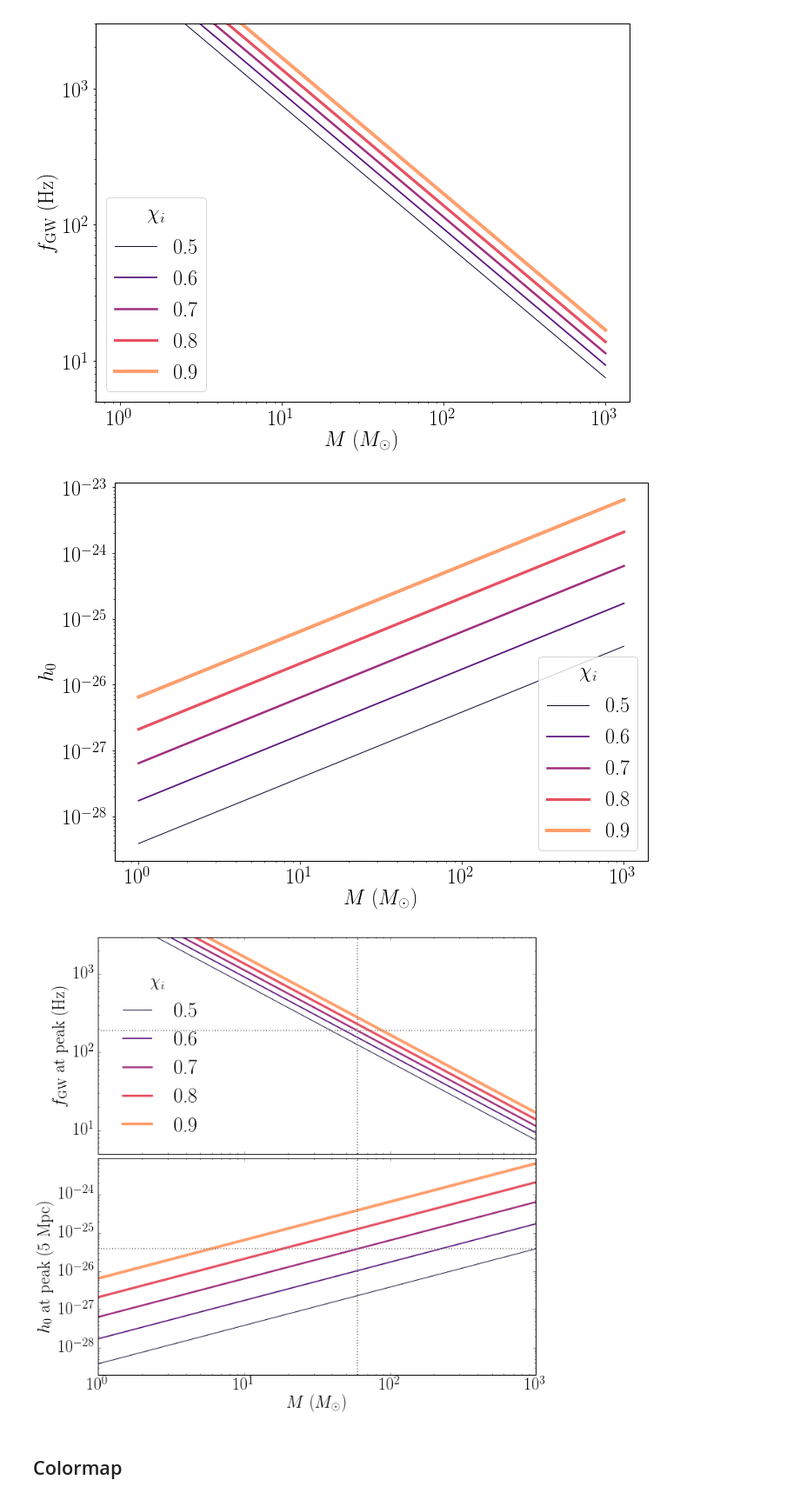
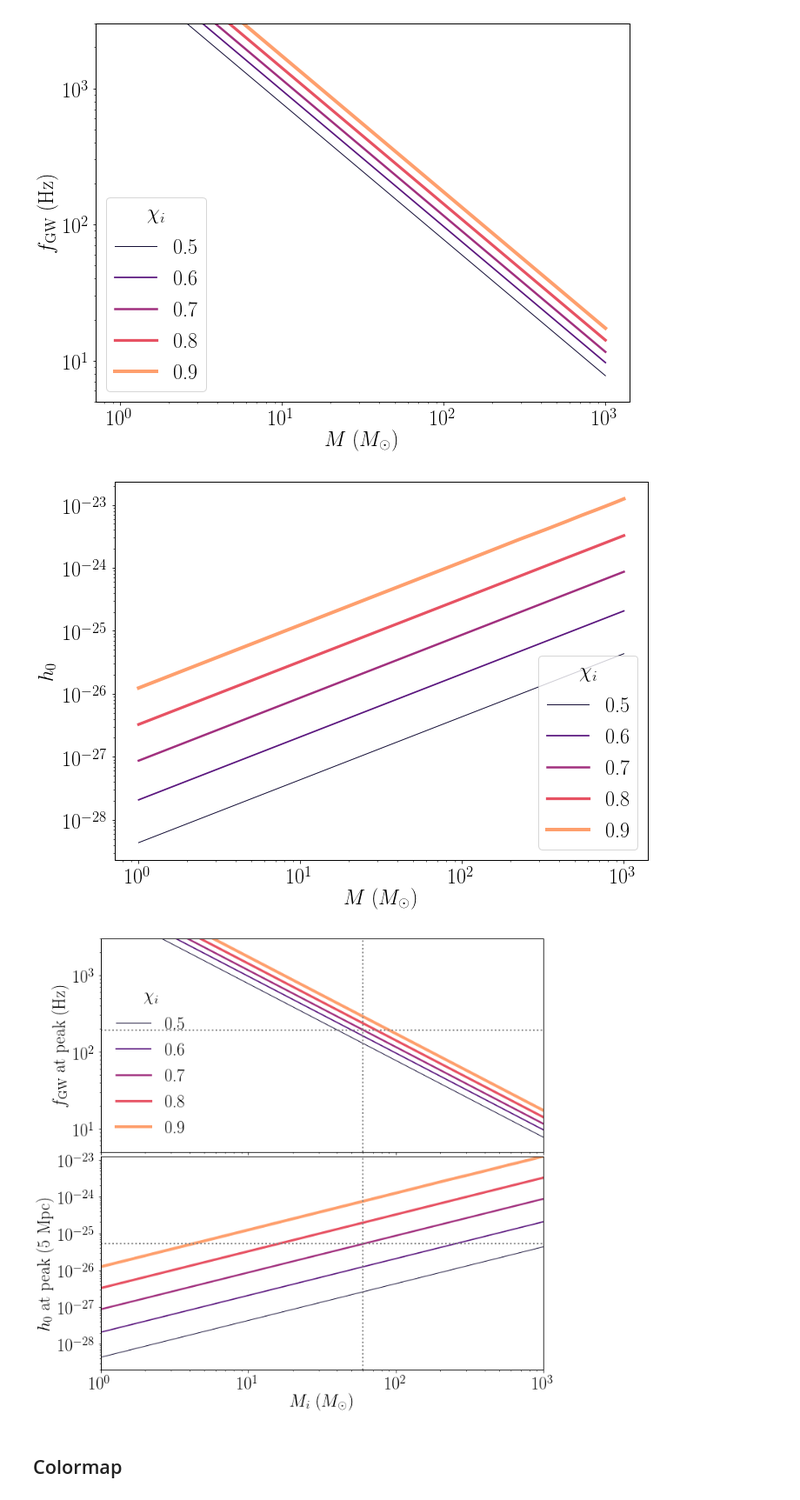
Before and after one commit to maxisi/gwaxion, a Jupyter notebook: examples/fgw_mbh_chi.ipynb, the cells around one changed output. Shown at 87% size. Saved outputs shown, nothing was run; the diff lists cells and outputs as text; code cells hidden in the pictures.

```diff
--- a/examples/fgw_mbh_chi.ipynb
+++ b/examples/fgw_mbh_chi.ipynb
@@ -49,3 +42,16 @@ print df.head()
+# %%
+from gwaxion.parallel import *
+
+# create mbh_chi array
+mbh_chis = []
+for mbh in mbhs_array:
+    for chi in chis_array:
+        mbh_chis.append([mbh, chi])
+
+# run over Ms and chis
+pool = MyPool(8)
+rows = pool.map(partial(get_peak_row, distance=distance, ncpus=8), mbh_chis)
+df = pd.DataFrame(rows)
 # %%
 from matplotlib import cm
 
@@ -58,7 +64,7 @@ fig, ax = plt.subplots(1, figsize=(11,8))
 
 for chi, c, lw in zip(chis, cs, lws):
     df_chi = grouped.get_group(chi)
-    ax.plot(df_chi['mbh'], df_chi['fgw_max'], label="%.1f" % chi, lw=lw, c=c)
+    ax.plot(df_chi['mbh'], df_chi['fgw'], label="%.1f" % chi, lw=lw, c=c)
 
 ax.set_xlabel(r'$M$ ($M_\odot$)')
 ax.set_ylabel(r'$f_{\rm GW}$ (Hz)')
@@ -75,7 +81,7 @@ plt.close()
 fig, ax = plt.subplots(1, figsize=(11,8))
 for chi, c, lw in zip(chis, cs, lws):
     df_chi = grouped.get_group(chi)
-    ax.plot(df_chi['mbh'], df_chi['h0_max']/distance, label="%.1f" % chi, lw=lw, c=c)
+    ax.plot(df_chi['mbh'], df_chi['h0'], label="%.1f" % chi, lw=lw, c=c)
 
 ax.set_xlabel(r'$M$ ($M_\odot$)')
 ax.set_ylabel(r'$h_0$')
@@ -86,42 +92,44 @@ ax.legend(loc='lower right', title=r"$\chi_i$")
 plt.show(ax)
 plt.close()
 # %% [output]
-[figure, old version]
+[figure, new version]
 # %%
 # joint plot
 
 fig, (ax1, ax2) = plt.subplots(2, sharex=True, figsize=(11,11))
 
 for chi, c, lw in zip(chis, cs, lws):
     df_chi = grouped.get_group(chi)
 
-    ax1.plot(df_chi['mbh'], df_chi['fgw_max'], label="%.1f" % chi, lw=lw, c=c)
-    ax2.plot(df_chi['mbh'], df_chi['h0_max']/distance, label="%.1f" % chi, lw=lw, c=c)
+    ax1.plot(df_chi['mbh'], df_chi['fgw'], label="%.1f" % chi, lw=lw, c=c)
+    ax2.plot(df_chi['mbh'], df_chi['h0'], label="%.1f" % chi, lw=lw, c=c)
 
 plt.subplots_adjust(wspace=0, hspace=0.02)
 
-ax2.set_xlabel(r'$M$ ($M_\odot$)')
+ax2.set_xlabel(r'$M_i$ ($M_\odot$)')
 ax2.set_ylabel(r'$h_0$ at peak (5 Mpc)')
 ax1.set_ylabel(r'$f_{\rm GW}$ at peak (Hz)')
 ax1.set_ylim(5, 3E3)
-ax2.set_ylim(2E-29, 9E-24)
+ax2.set_ylim(2E-29, df_chi['h0'].max())
+ax1.set_xlim(min(mbhs_array), max(mbhs_array))
+ax2.set_xlim(min(mbhs_array), max(mbhs_array))
 
 for ax in [ax1, ax2]:
     ax.axvline(60, lw=2, c='gray', ls=':')
     ax.set_xscale('log')
     ax.set_yscale('log')
 
-ax1.axhline(188.93913803, lw=2, c='gray', ls=':')
-ax2.axhline(3.82699460604e-26, lw=2, c='gray', ls=':')
+ax1.axhline(190.98774574247352, lw=2, c='gray', ls=':')
+ax2.axhline(5.21508994340207e-26, lw=2, c='gray', ls=':')
 
 ax1.legend(loc='lower left', title=r"$\chi_i$", frameon=False)
 
 fig.savefig("plot_peak_mbh_chi.pdf", bbox_inches='tight')
 
 plt.show(ax)
 plt.close()
 # %% [output]
-[figure, old version]
+[figure, new version]
 # %% [markdown]
 ## Colormap
 # %%
```
Also changed, not shown: parts of 12 cells of this notebook, 5 other files.
